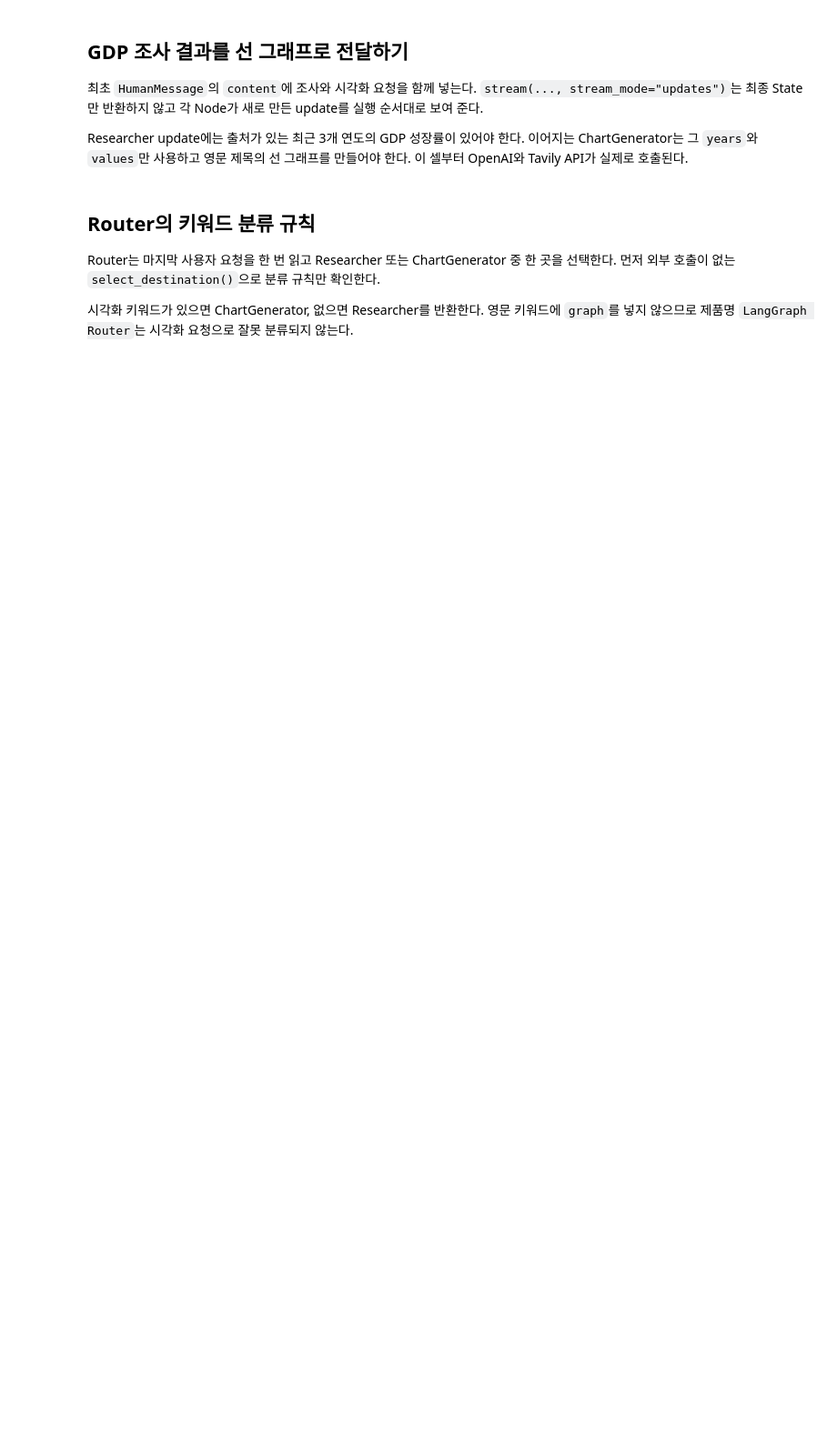
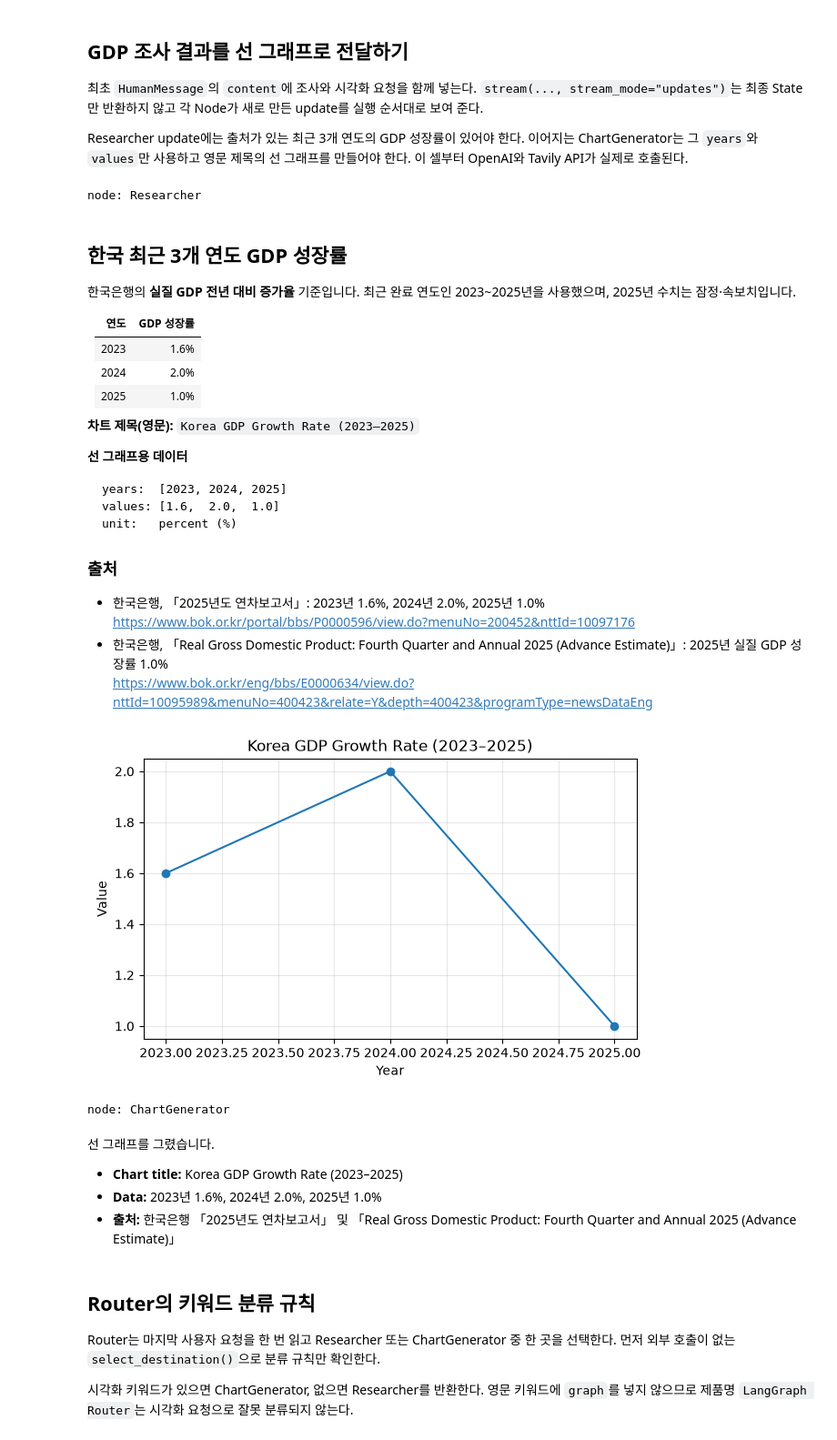
Before and after one commit to muniii-62/09_llm, a Jupyter notebook: 08_langgraph/02_langgraph/01_langgraph_multi_agent_collaboration.ipynb, the cells around one changed output. Shown at 91% size. Drawn from its saved outputs; the diff is of its cells as text; code cells hidden in the pictures; blank space fills up the shorter version.

````diff
--- a/08_langgraph/02_langgraph/01_langgraph_multi_agent_collaboration.ipynb
+++ b/08_langgraph/02_langgraph/01_langgraph_multi_agent_collaboration.ipynb
@@ -178,24 +192,59 @@ Researcher update에는 출처가 있는 최근 3개 연도의 GDP 성장률이
 # %%
 from IPython.display import Markdown, display
 
 sequential_input = {
     "messages": [
         HumanMessage(
             content=(
-                "미국의 최근 3개 연도 GDP 성장률을 출처와 함께 조사하고 "
+                "한국의 최근 3개 연도 GDP 성장률을 출처와 함께 조사하고 "
                 "그 수치로 선 그래프를 그려 줘. 차트 제목은 영어로 작성해 줘."
             )
         )
     ]
 }
 
 for event in sequential_graph.stream(
     sequential_input,
     stream_mode="updates"
 ):
     node_name, update = next(iter(event.items()))
     print("node:", node_name)
     display(Markdown(update["messages"][-1].text))
+# %% [output]
+node: Researcher
+## 한국 최근 3개 연도 GDP 성장률
+
+한국은행의 **실질 GDP 전년 대비 증가율** 기준입니다. 최근 완료 연도인 2023~2025년을 사용했으며, 2025년 수치는 잠정·속보치입니다.
+
+| 연도 | GDP 성장률 |
+|---|---:|
+| 2023 | 1.6% |
+| 2024 | 2.0% |
+| 2025 | 1.0% |
+
+**차트 제목(영문):** `Korea GDP Growth Rate (2023–2025)`
+
+**선 그래프용 데이터**
+
+```text
+years:  [2023, 2024, 2025]
+values: [1.6,  2.0,  1.0]
+unit:   percent (%)
+```
+
+### 출처
+
+- 한국은행, 「2025년도 연차보고서」: 2023년 1.6%, 2024년 2.0%, 2025년 1.0%
+  https://www.bok.or.kr/portal/bbs/P0000596/view.do?menuNo=200452&nttId=10097176
+- 한국은행, 「Real Gross Domestic Product: Fourth Quarter and Annual 2025 (Advance Estimate)」: 2025년 실질 GDP 성장률 1.0%
+  https://www.bok.or.kr/eng/bbs/E0000634/view.do?nttId=10095989&menuNo=400423&relate=Y&depth=400423&programType=newsDataEng
+[figure, added]
+node: ChartGenerator
+선 그래프를 그렸습니다.
+
+- **Chart title:** Korea GDP Growth Rate (2023–2025)
+- **Data:** 2023년 1.6%, 2024년 2.0%, 2025년 1.0%
+- **출처:** 한국은행 「2025년도 연차보고서」 및 「Real Gross Domestic Product: Fourth Quarter and Annual 2025 (Advance Estimate)」
 # %% [markdown]
 ## Router의 키워드 분류 규칙
 
````
Also changed, not shown: parts of 7 cells of this notebook, 8 other files.
